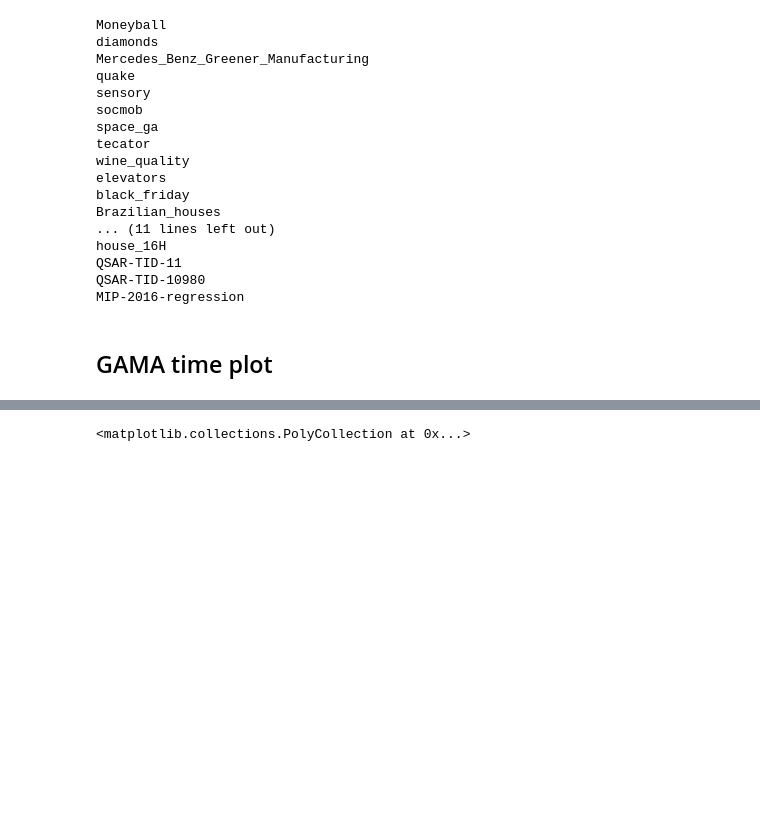
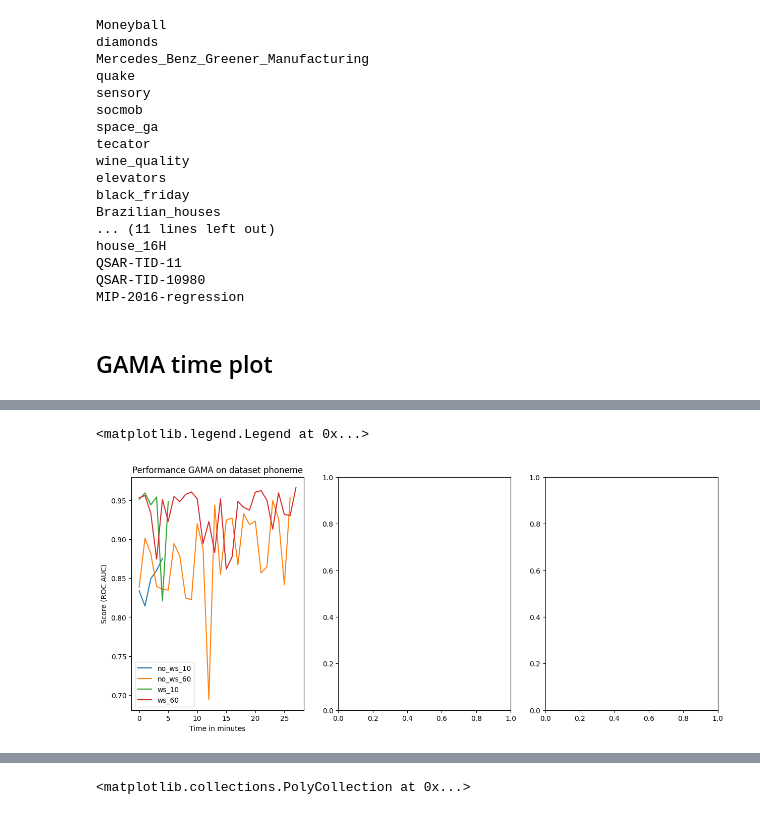
Before and after one commit to WmWessels/MasterThesis, a Jupyter notebook: util_notebook.ipynb, the cells around one changed output, grey strips where cells are left out. Drawn from its saved outputs; the diff is of its cells as text; code cells hidden in the pictures; blank space fills up the shorter version.

```diff
--- a/util_notebook.ipynb
+++ b/util_notebook.ipynb
@@ -379,0 +465,44 @@ MIP-2016-regression
+# %%
+
+fig, (ax1, ax2, ax3) = plt.subplots(1, 3, figsize = (15, 6))
+
+dataset_id = 40978
+task = "bin"
+no_ws_10 = pd.read_csv(Path(f"SBPort/results/gama_no_ws/{task}/10_min/gama_logs_{dataset_id}_10.0_/evaluations.log"), sep = ";")
+no_ws_10["score"] = no_ws_10["score"].apply(lambda x: eval(x.replace("-inf", "np.nan"))[0] if type(x) == str else x)
+
+no_ws_60 = pd.read_csv(Path(f"SBPort/results/gama_no_ws/{task}/60_min/gama_logs_{dataset_id}_60.0_/evaluations.log"), sep = ";")
+no_ws_60["score"] = no_ws_60["score"].apply(lambda x: eval(x.replace("-inf", "np.nan"))[0] if type(x) == str else x)
+ws_10 = pd.read_csv(Path(f"SBPort/results/gama_ws/{task}/10_min/gama_logs_{dataset_id}_10.0__ws/evaluations.log"), sep = ";")
+ws_10["score"] = ws_10["score"].apply(lambda x: eval(x.replace("-inf", "np.nan"))[0] if type(x) == str else x)
+
+ws_60 = pd.read_csv(Path(f"SBPort/results/gama_ws/{task}/60_min/gama_logs_{dataset_id}_60.0__ws/evaluations.log"), sep = ";")
+ws_60["score"] = ws_60["score"].apply(lambda x: eval(x.replace("-inf", "np.nan"))[0] if type(x) == str else x)
+
+no_ws_10["t_start"] = pd.to_datetime(no_ws_10["t_start"])
+no_ws_10.set_index('t_start', inplace= True)
+no_ws_10 = no_ws_10.resample('2T').mean()
+
+no_ws_60["t_start"] = pd.to_datetime(no_ws_60["t_start"])
+no_ws_60.set_index('t_start', inplace= True)
+no_ws_60 = no_ws_60.resample('2T').mean()
+
+ws_10["t_start"] = pd.to_datetime(ws_10["t_start"])
+ws_10.set_index('t_start', inplace= True)
+ws_10 = ws_10.resample('2T').mean()
+
+ws_60["t_start"] = pd.to_datetime(ws_60["t_start"])
+ws_60.set_index('t_start', inplace= True)
+ws_60 = ws_60.resample('2T').mean()
+
+ax1.plot(no_ws_10["score"].values, label = "no_ws_10")
+ax1.plot(no_ws_60["score"].values, label = "no_ws_60")
+ax1.plot(ws_10["score"].values, label = "ws_10")
+ax1.plot(ws_60["score"].values, label = "ws_60")
+ax1.set_xlabel("Time in minutes")
+ax1.set_ylabel("Score (ROC AUC)")
+ax1.set_title("Performance GAMA on dataset phoneme")
+ax1.legend()
+# %% [output]
+<matplotlib.legend.Legend at 0x...>
+[figure, added]
```
Also changed, not shown: parts of 50 cells of this notebook, 21 other files.
